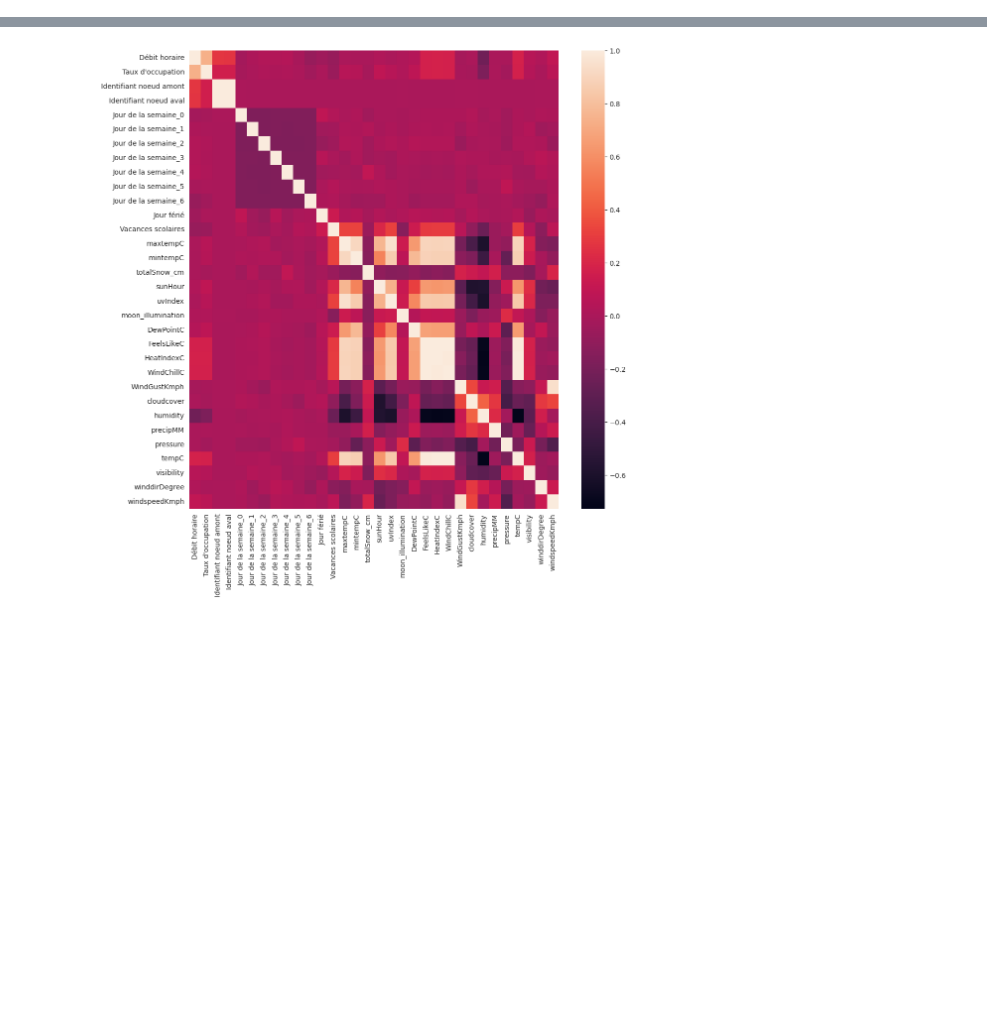
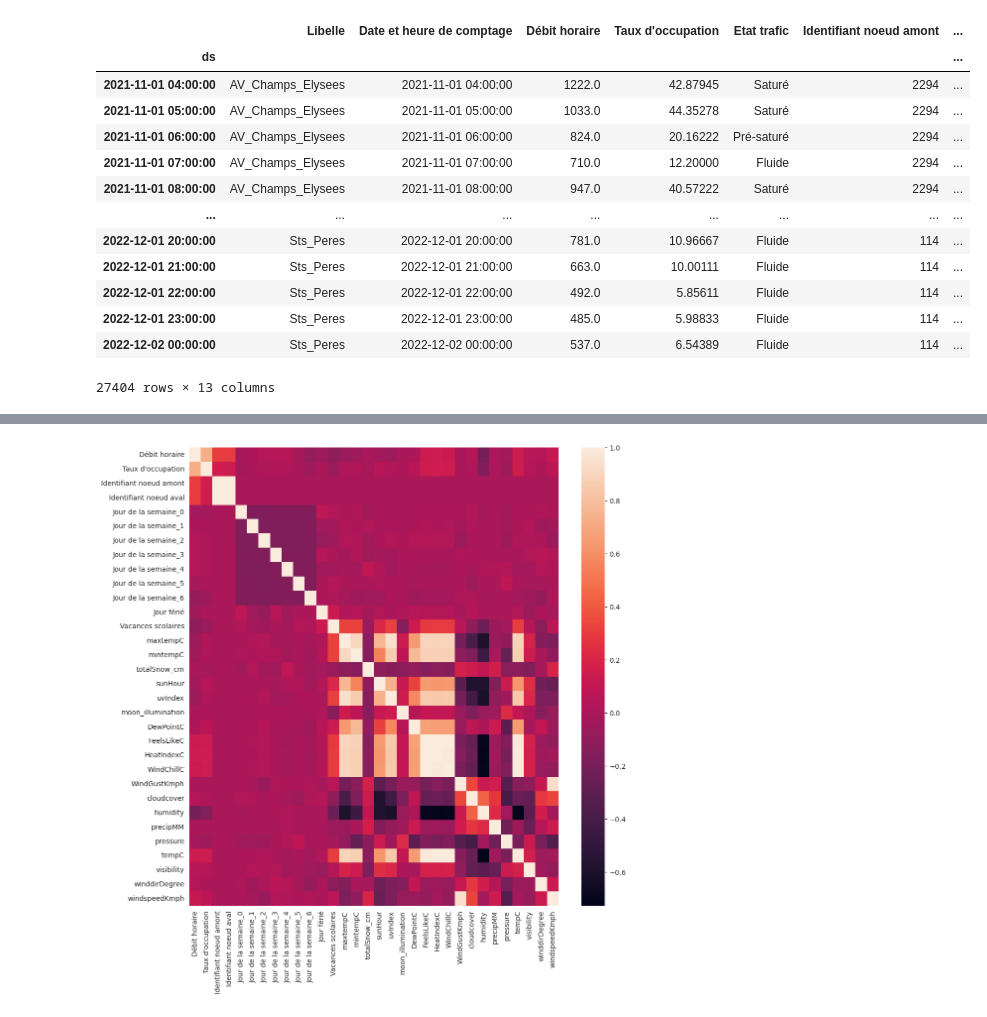
Before and after one commit to romainf28/datathon_gamma_livraisonCO, a Jupyter notebook: traffic_prediction.ipynb, the cells around one changed output, grey strips where cells are left out. Saved outputs shown, nothing was run; the diff lists cells and outputs as text; code cells hidden in the pictures; blank space fills up the shorter version.

```diff
--- a/traffic_prediction.ipynb
+++ b/traffic_prediction.ipynb
@@ -87,3 +98,20 @@ df_filtered[['Débit horaire', "Taux d'occupation"]].plot()
+# %%
+df_filtered
+# %% [output]
+|  | Libelle | Date et heure de comptage | Débit horaire | Taux d'occupation | Etat trafic | Identifiant noeud amont | ... |
+| ds |  |  |  |  |  |  | ... |
+| 2021-11-01 04:00:00 | AV_Champs_Elysees | 2021-11-01 04:00:00 | 1222.0 | 42.87945 | Saturé | 2294 | ... |
+| 2021-11-01 05:00:00 | AV_Champs_Elysees | 2021-11-01 05:00:00 | 1033.0 | 44.35278 | Saturé | 2294 | ... |
+| 2021-11-01 06:00:00 | AV_Champs_Elysees | 2021-11-01 06:00:00 | 824.0 | 20.16222 | Pré-saturé | 2294 | ... |
+| 2021-11-01 07:00:00 | AV_Champs_Elysees | 2021-11-01 07:00:00 | 710.0 | 12.20000 | Fluide | 2294 | ... |
+| 2021-11-01 08:00:00 | AV_Champs_Elysees | 2021-11-01 08:00:00 | 947.0 | 40.57222 | Saturé | 2294 | ... |
+| ... | ... | ... | ... | ... | ... | ... | ... |
+| 2022-12-01 20:00:00 | Sts_Peres | 2022-12-01 20:00:00 | 781.0 | 10.96667 | Fluide | 114 | ... |
+| 2022-12-01 21:00:00 | Sts_Peres | 2022-12-01 21:00:00 | 663.0 | 10.00111 | Fluide | 114 | ... |
+| 2022-12-01 22:00:00 | Sts_Peres | 2022-12-01 22:00:00 | 492.0 | 5.85611 | Fluide | 114 | ... |
+| 2022-12-01 23:00:00 | Sts_Peres | 2022-12-01 23:00:00 | 485.0 | 5.98833 | Fluide | 114 | ... |
+| 2022-12-02 00:00:00 | Sts_Peres | 2022-12-02 00:00:00 | 537.0 | 6.54389 | Fluide | 114 | ... |
+27404 rows × 13 columns
 # %%
 plt.figure(figsize=(20,8))
 
```
Also changed, not shown: parts of 57 cells of this notebook, 1 other file.
